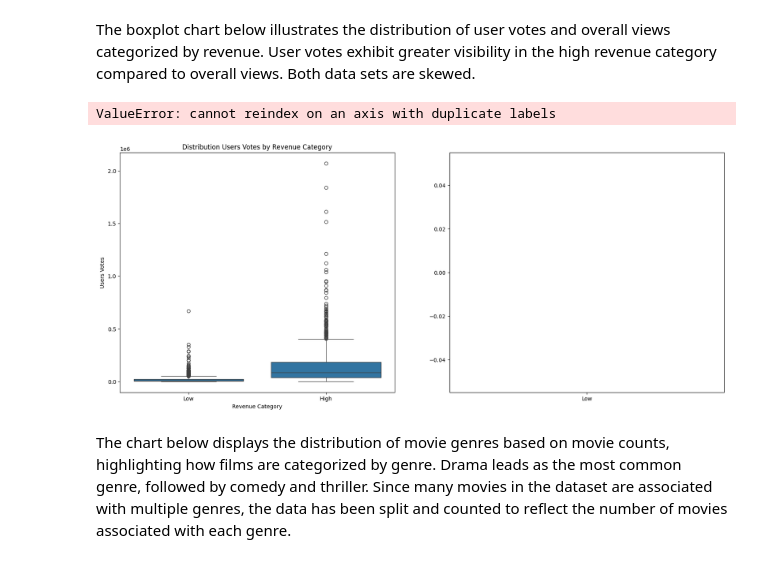
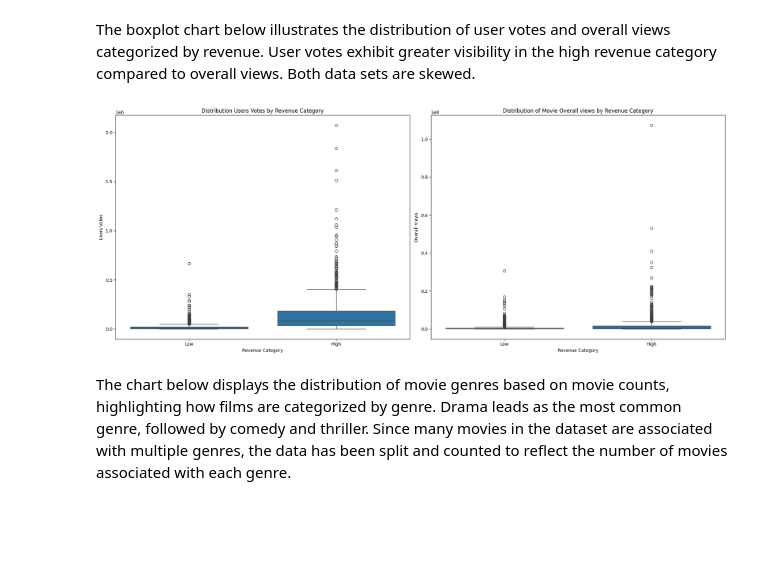
Before and after one commit to Glitzzybetty/Betty, a Jupyter notebook: Ikudayisi_Omotayo_CSA_Submissionmodified.ipynb, the cells around one changed output. Saved outputs shown, nothing was run; the diff lists cells and outputs as text; code cells hidden in the pictures; blank space fills up the shorter version.

```diff
--- a/Ikudayisi_Omotayo_CSA_Submissionmodified.ipynb
+++ b/Ikudayisi_Omotayo_CSA_Submissionmodified.ipynb
@@ -238,26 +238,27 @@ plt.show()
 # %% [markdown]
 The boxplot chart below illustrates the distribution of user votes and overall views categorized by revenue. User votes exhibit greater visibility in the high revenue category compared to overall views. Both data sets are skewed.
 # %%
-# Plotting side by side
+df_n = df.reset_index(drop=True)
+
+# Now try plotting again
 fig, axes = plt.subplots(1, 2, figsize=(20, 8))
 
 # Plotting users vote distribuion
-sns.boxplot(df, x="revenue_category", y="users_votes", ax=axes[0])
+sns.boxplot(df_n, x="revenue_category", y="users_votes", ax=axes[0])
 axes[0].set_title("Distribution Users Votes by Revenue Category")
 axes[0].set_xlabel("Revenue Category")
 axes[0].set_ylabel("Users Votes")
 
 #Ploting overall view distribution
-sns.boxplot(df, x="revenue_category", y="overall_views", ax=axes[1])
+sns.boxplot(df_n, x="revenue_category", y="overall_views", ax=axes[1])
 axes[1].set_title('Distribution of Movie Overall views by Revenue Category')
 axes[1].set_xlabel('Revenue Category')
 axes[1].set_ylabel('Overall Views'),
 
 plt.tight_layout()
 plt.show()
 # %% [output]
-ValueError: cannot reindex on an axis with duplicate labels
-[figure, old version]
+[figure, new version]
 # %% [markdown]
 The chart below displays the distribution of movie genres based on movie counts, highlighting how films are categorized by genre. Drama leads as the most common genre, followed by comedy and thriller. Since many movies in the dataset are associated with multiple genres, the data has been split and counted to reflect the number of movies associated with each genre.
 # %%
```
